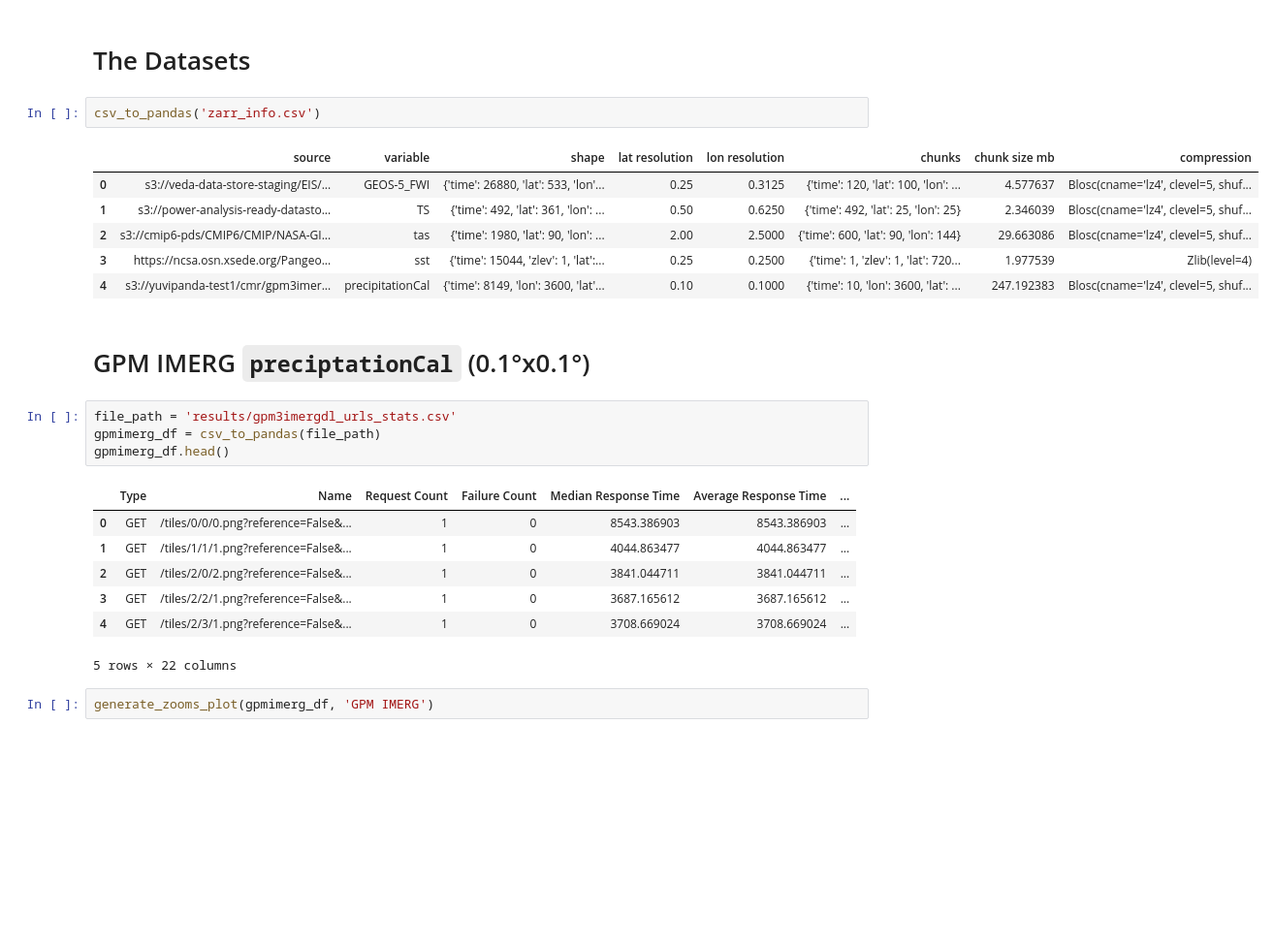
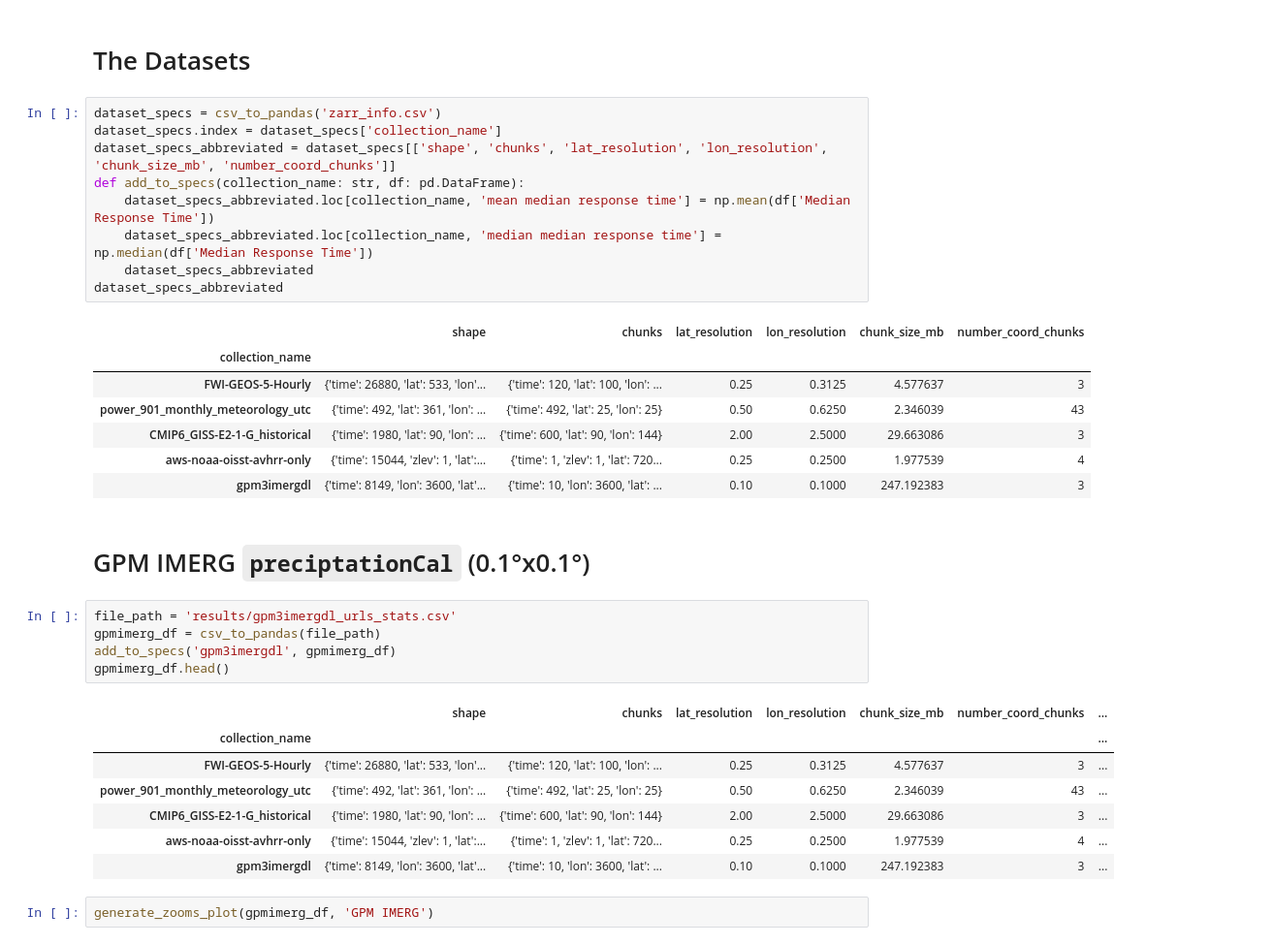
Before and after one commit to developmentseed/tile-benchmarking, a Jupyter notebook: e2e/read-results.ipynb, the cells around one changed output. Shown at 97% size. Cells and saved outputs as stored; diff of their text form; blank space fills up the shorter version.

```diff
--- a/e2e/read-results.ipynb
+++ b/e2e/read-results.ipynb
@@ -25,28 +25,37 @@ def generate_zooms_plot(df, dataset):
 # %% [markdown]
 # The Datasets
 # %%
-csv_to_pandas('zarr_info.csv')
+dataset_specs = csv_to_pandas('zarr_info.csv')
+dataset_specs.index = dataset_specs['collection_name']
+dataset_specs_abbreviated = dataset_specs[['shape', 'chunks', 'lat_resolution', 'lon_resolution', 'chunk_size_mb', 'number_coord_chunks']]
+def add_to_specs(collection_name: str, df: pd.DataFrame):
+    dataset_specs_abbreviated.loc[collection_name, 'mean median response time'] = np.mean(df['Median Response Time'])
+    dataset_specs_abbreviated.loc[collection_name, 'median median response time'] = np.median(df['Median Response Time'])
+    dataset_specs_abbreviated
+dataset_specs_abbreviated
 # %% [output]
-|  | source | variable | shape | lat resolution | lon resolution | chunks | chunk size mb | compression |
-| 0 | s3://veda-data-store-staging/EIS/... | GEOS-5_FWI | {'time': 26880, 'lat': 533, 'lon'... | 0.25 | 0.3125 | {'time': 120, 'lat': 100, 'lon': ... | 4.577637 | Blosc(cname='lz4', clevel=5, shuf... |
-| 1 | s3://power-analysis-ready-datasto... | TS | {'time': 492, 'lat': 361, 'lon': ... | 0.50 | 0.6250 | {'time': 492, 'lat': 25, 'lon': 25} | 2.346039 | Blosc(cname='lz4', clevel=5, shuf... |
-| 2 | s3://cmip6-pds/CMIP6/CMIP/NASA-GI... | tas | {'time': 1980, 'lat': 90, 'lon': ... | 2.00 | 2.5000 | {'time': 600, 'lat': 90, 'lon': 144} | 29.663086 | Blosc(cname='lz4', clevel=5, shuf... |
-| 3 | https://ncsa.osn.xsede.org/Pangeo... | sst | {'time': 15044, 'zlev': 1, 'lat':... | 0.25 | 0.2500 | {'time': 1, 'zlev': 1, 'lat': 720... | 1.977539 | Zlib(level=4) |
-| 4 | s3://yuvipanda-test1/cmr/gpm3imer... | precipitationCal | {'time': 8149, 'lon': 3600, 'lat'... | 0.10 | 0.1000 | {'time': 10, 'lon': 3600, 'lat': ... | 247.192383 | Blosc(cname='lz4', clevel=5, shuf... |
+|  | shape | chunks | lat_resolution | lon_resolution | chunk_size_mb | number_coord_chunks |
+| collection_name |  |  |  |  |  |  |
+| FWI-GEOS-5-Hourly | {'time': 26880, 'lat': 533, 'lon'... | {'time': 120, 'lat': 100, 'lon': ... | 0.25 | 0.3125 | 4.577637 | 3 |
+| power_901_monthly_meteorology_utc | {'time': 492, 'lat': 361, 'lon': ... | {'time': 492, 'lat': 25, 'lon': 25} | 0.50 | 0.6250 | 2.346039 | 43 |
+| CMIP6_GISS-E2-1-G_historical | {'time': 1980, 'lat': 90, 'lon': ... | {'time': 600, 'lat': 90, 'lon': 144} | 2.00 | 2.5000 | 29.663086 | 3 |
+| aws-noaa-oisst-avhrr-only | {'time': 15044, 'zlev': 1, 'lat':... | {'time': 1, 'zlev': 1, 'lat': 720... | 0.25 | 0.2500 | 1.977539 | 4 |
+| gpm3imergdl | {'time': 8149, 'lon': 3600, 'lat'... | {'time': 10, 'lon': 3600, 'lat': ... | 0.10 | 0.1000 | 247.192383 | 3 |
 # %% [markdown]
 # GPM IMERG `preciptationCal` (0.1°x0.1°)
 # %%
 file_path = 'results/gpm3imergdl_urls_stats.csv'
 gpmimerg_df = csv_to_pandas(file_path)
+add_to_specs('gpm3imergdl', gpmimerg_df)
 gpmimerg_df.head()
 # %% [output]
-|  | Type | Name | Request Count | Failure Count | Median Response Time | Average Response Time | ... |
-| 0 | GET | /tiles/0/0/0.png?reference=False&... | 1 | 0 | 8543.386903 | 8543.386903 | ... |
-| 1 | GET | /tiles/1/1/1.png?reference=False&... | 1 | 0 | 4044.863477 | 4044.863477 | ... |
-| 2 | GET | /tiles/2/0/2.png?reference=False&... | 1 | 0 | 3841.044711 | 3841.044711 | ... |
-| 3 | GET | /tiles/2/2/1.png?reference=False&... | 1 | 0 | 3687.165612 | 3687.165612 | ... |
-| 4 | GET | /tiles/2/3/1.png?reference=False&... | 1 | 0 | 3708.669024 | 3708.669024 | ... |
+|  | shape | chunks | lat_resolution | lon_resolution | chunk_size_mb | number_coord_chunks | ... |
+| collection_name |  |  |  |  |  |  | ... |
+| FWI-GEOS-5-Hourly | {'time': 26880, 'lat': 533, 'lon'... | {'time': 120, 'lat': 100, 'lon': ... | 0.25 | 0.3125 | 4.577637 | 3 | ... |
+| power_901_monthly_meteorology_utc | {'time': 492, 'lat': 361, 'lon': ... | {'time': 492, 'lat': 25, 'lon': 25} | 0.50 | 0.6250 | 2.346039 | 43 | ... |
+| CMIP6_GISS-E2-1-G_historical | {'time': 1980, 'lat': 90, 'lon': ... | {'time': 600, 'lat': 90, 'lon': 144} | 2.00 | 2.5000 | 29.663086 | 3 | ... |
+| aws-noaa-oisst-avhrr-only | {'time': 15044, 'zlev': 1, 'lat':... | {'time': 1, 'zlev': 1, 'lat': 720... | 0.25 | 0.2500 | 1.977539 | 4 | ... |
+| gpm3imergdl | {'time': 8149, 'lon': 3600, 'lat'... | {'time': 10, 'lon': 3600, 'lat': ... | 0.10 | 0.1000 | 247.192383 | 3 | ... |
-5 rows × 22 columns
 # %%
 generate_zooms_plot(gpmimerg_df, 'GPM IMERG')
 # %% [output]
```
Also changed, not shown: 8 other files.
